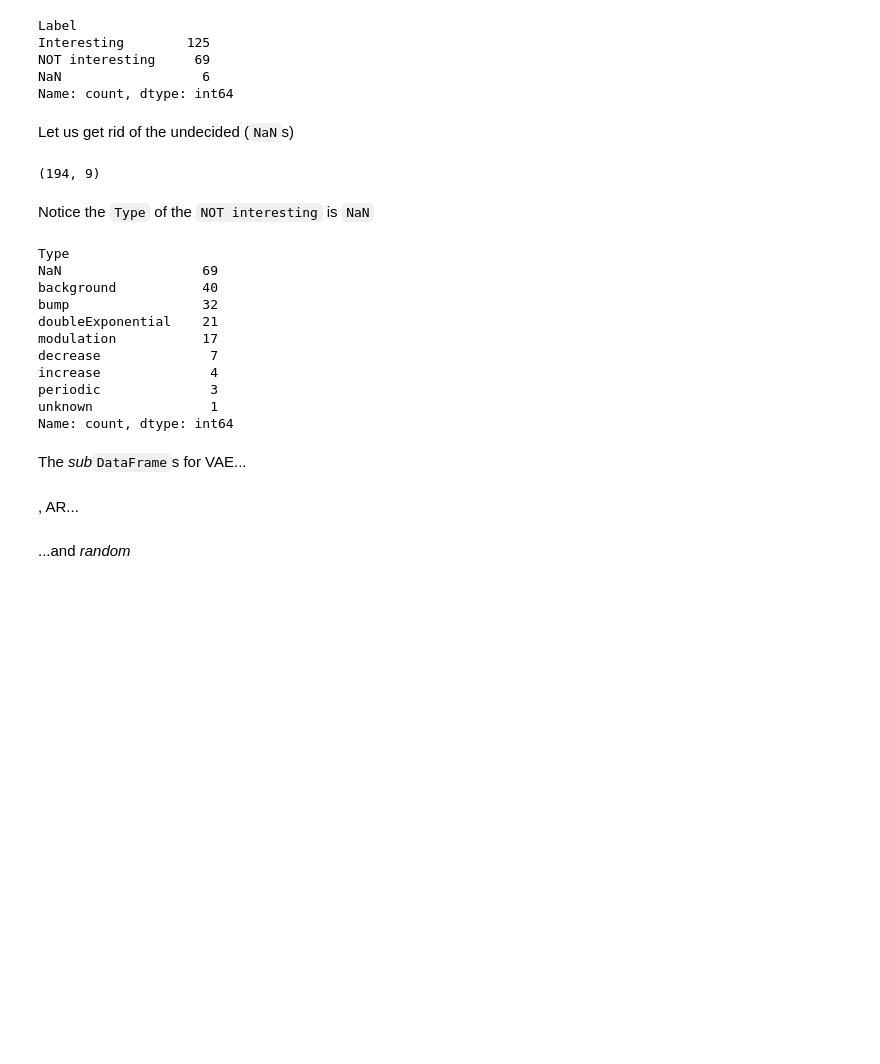
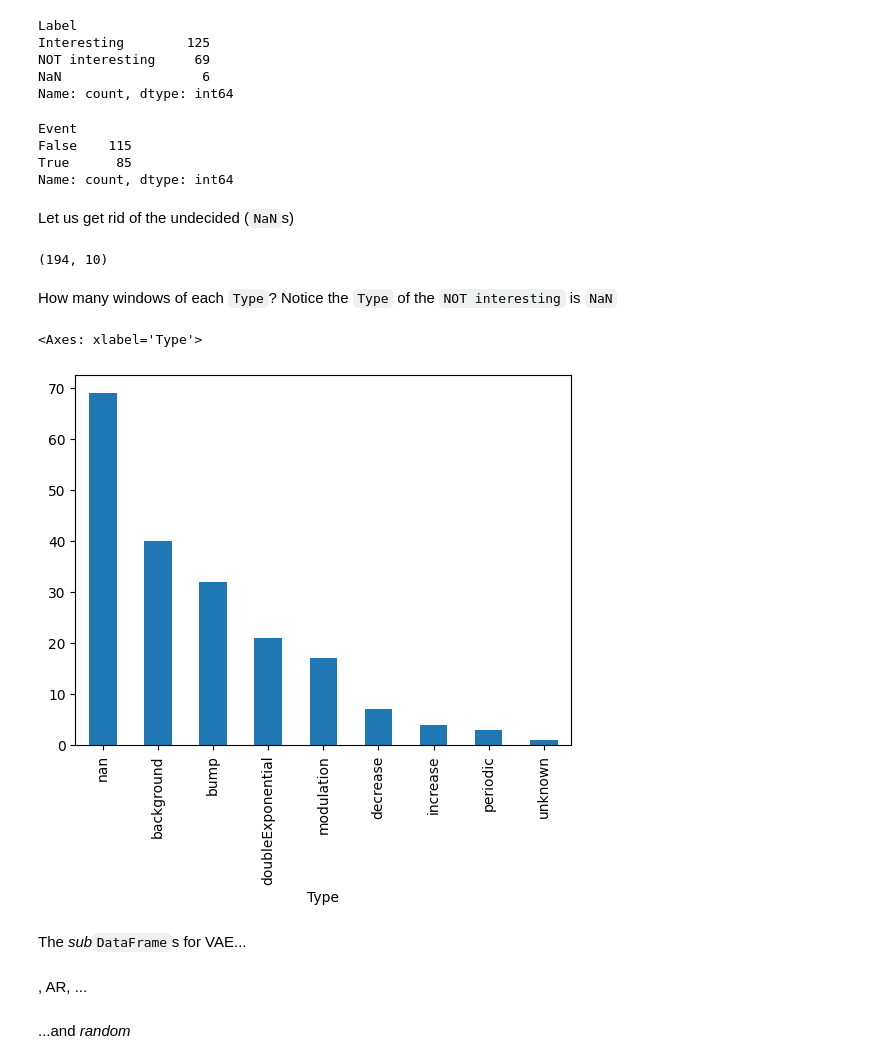
Before and after one commit to manuvazquez/VAEonXMM, a Jupyter notebook: experiments/labels.ipynb, the cells around one changed output. Drawn from its saved outputs; the diff is of its cells as text; code cells hidden in the pictures; blank space fills up the shorter version.

Commit message:
- minor improvements/fixes - some meaningful renaming (selected -> reference_windows)

```diff
--- a/experiments/labels.ipynb
+++ b/experiments/labels.ipynb
@@ -136,3 +150,5 @@ res_df.to_parquet(output_file, index=True)
+# %%
+res_df['Event'] = res_df.eval('Label == "Interesting" & Type != "background"')
 # %% [markdown]
 How many windows of each label, including **unlabeled**
 # %%
@@ -143,35 +159,33 @@ Interesting        125
 NOT interesting     69
 NaN                  6
 Name: count, dtype: int64
+# %%
+res_df['Event'].value_counts(dropna=False)
+# %% [output]
+Event
+False    115
+True      85
+Name: count, dtype: int64
 # %% [markdown]
 Let us get rid of the undecided (`NaN`s)
 # %%
 res_df = res_df[~pd.isna(res_df['Label'])]
 res_df.shape
 # %% [output]
-(194, 9)
+(194, 10)
 # %% [markdown]
-Notice the `Type` of the `NOT interesting` is `NaN`
+How many windows of each `Type`? Notice the `Type` of the `NOT interesting` is `NaN`
 # %%
-res_df['Type'].value_counts(dropna=False)
+res_df['Type'].value_counts(dropna=False).plot(kind='bar')
 # %% [output]
-Type
-NaN                  69
-background           40
-bump                 32
-doubleExponential    21
-modulation           17
-decrease              7
-increase              4
-periodic              3
-unknown               1
-Name: count, dtype: int64
+<Axes: xlabel='Type'>
+[figure, added]
 # %% [markdown]
 The *sub*`DataFrame`s for VAE...
 # %%
 vae_selected_df = res_df[res_df['Selected by'] == 'VAE'].drop(columns=['Selected by'])
 # %% [markdown]
-, AR...
+, AR, ...
 # %%
 ar_selected_df = res_df[res_df['Selected by'] == 'AR'].drop(columns=['Selected by'])
 # %% [markdown]
```
Also changed, not shown: parts of 60 cells of this notebook, 4 other files.
